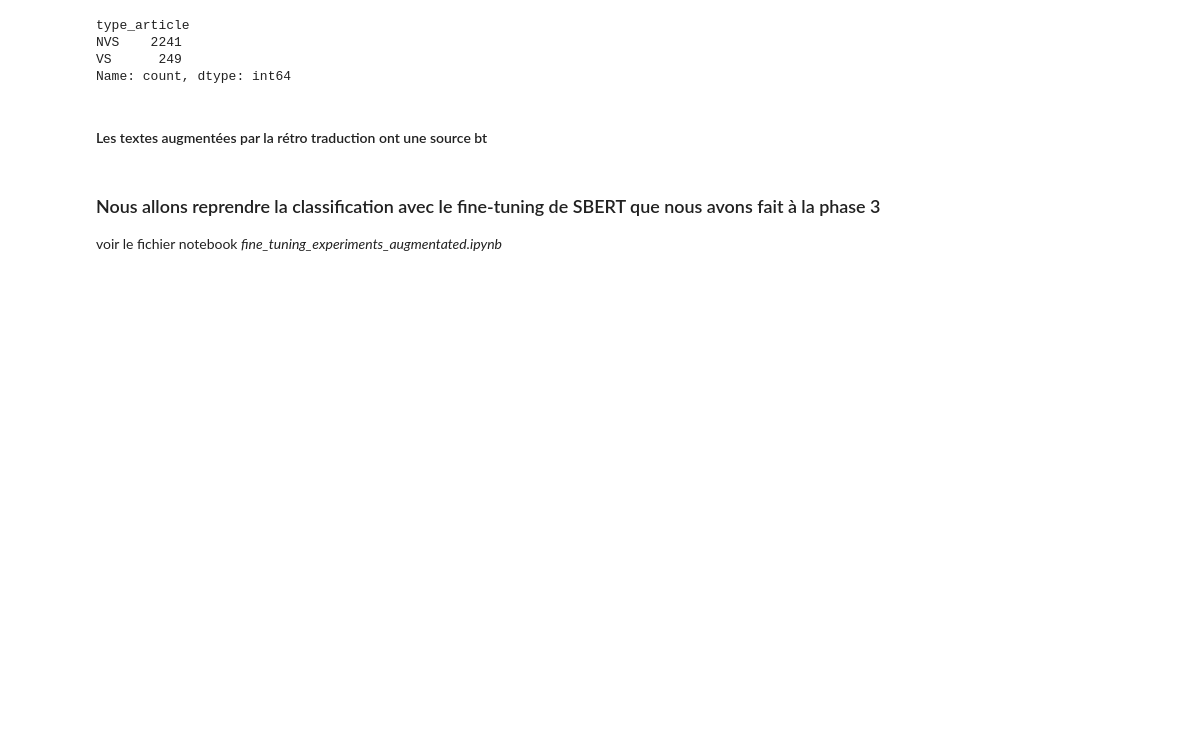
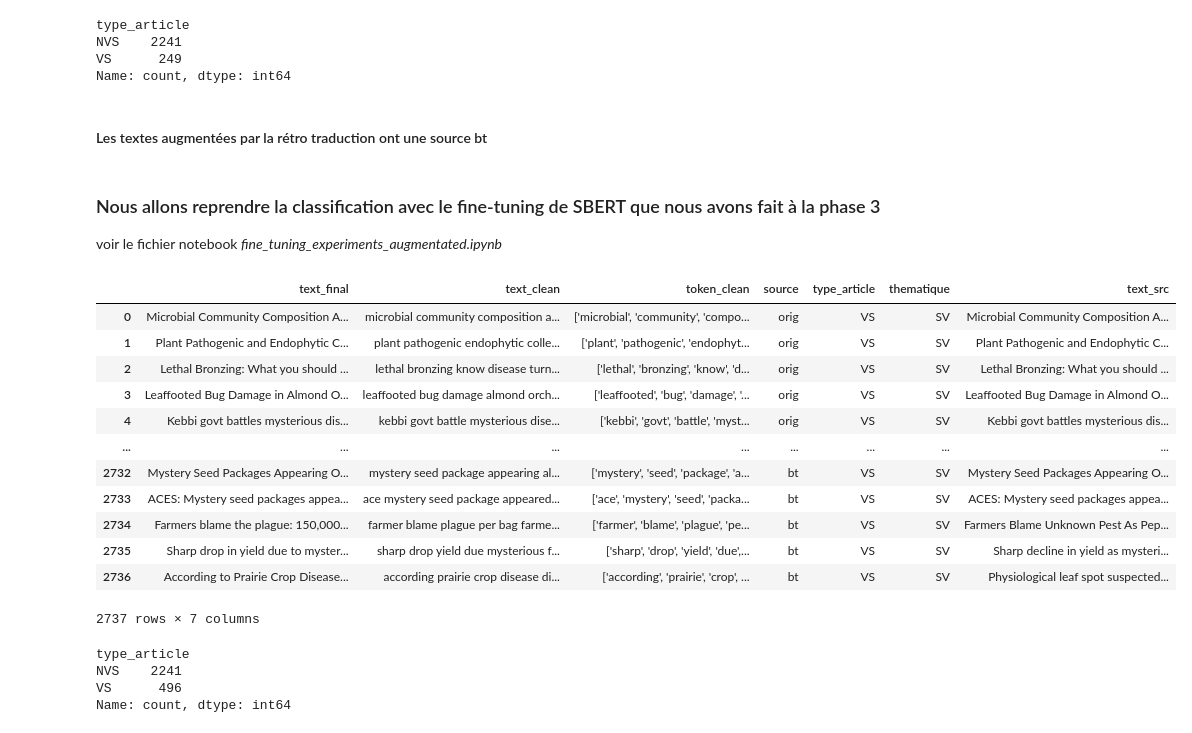
Before and after one commit to rosalie0309/Projet_SURSY, a Jupyter notebook: Phase3/experimentations.ipynb, the cells around one changed output. Drawn from its saved outputs; the diff is of its cells as text; code cells hidden in the pictures; blank space fills up the shorter version.

Commit message:
commentaire sur fine-tuning avec data augmented bt

```diff
--- a/Phase3/experimentations.ipynb
+++ b/Phase3/experimentations.ipynb
@@ -467,4 +467,28 @@ train_data.to_csv("./data/data_augmented_back_traduction.csv", index= False)
 
 voir le fichier notebook *fine_tuning_experiments_augmentated.ipynb*
 # %%
-data = pd.read_csv("./data/data_augmented_back_traduction.csv")
+import pandas as pd
+data = pd.read_csv("./data/data_augmented_back_translation.csv")
+# %%
+data
+# %% [output]
+|  | text_final | text_clean | token_clean | source | type_article | thematique | text_src |
+| 0 | Microbial Community Composition A... | microbial community composition a... | ['microbial', 'community', 'compo... | orig | VS | SV | Microbial Community Composition A... |
+| 1 | Plant Pathogenic and Endophytic C... | plant pathogenic endophytic colle... | ['plant', 'pathogenic', 'endophyt... | orig | VS | SV | Plant Pathogenic and Endophytic C... |
+| 2 | Lethal Bronzing: What you should ... | lethal bronzing know disease turn... | ['lethal', 'bronzing', 'know', 'd... | orig | VS | SV | Lethal Bronzing: What you should ... |
+| 3 | Leaffooted Bug Damage in Almond O... | leaffooted bug damage almond orch... | ['leaffooted', 'bug', 'damage', '... | orig | VS | SV | Leaffooted Bug Damage in Almond O... |
+| 4 | Kebbi govt battles mysterious dis... | kebbi govt battle mysterious dise... | ['kebbi', 'govt', 'battle', 'myst... | orig | VS | SV | Kebbi govt battles mysterious dis... |
+| ... | ... | ... | ... | ... | ... | ... | ... |
+| 2732 | Mystery Seed Packages Appearing O... | mystery seed package appearing al... | ['mystery', 'seed', 'package', 'a... | bt | VS | SV | Mystery Seed Packages Appearing O... |
+| 2733 | ACES: Mystery seed packages appea... | ace mystery seed package appeared... | ['ace', 'mystery', 'seed', 'packa... | bt | VS | SV | ACES: Mystery seed packages appea... |
+| 2734 | Farmers blame the plague: 150,000... | farmer blame plague per bag farme... | ['farmer', 'blame', 'plague', 'pe... | bt | VS | SV | Farmers Blame Unknown Pest As Pep... |
+| 2735 | Sharp drop in yield due to myster... | sharp drop yield due mysterious f... | ['sharp', 'drop', 'yield', 'due',... | bt | VS | SV | Sharp decline in yield as mysteri... |
+| 2736 | According to Prairie Crop Disease... | according prairie crop disease di... | ['according', 'prairie', 'crop', ... | bt | VS | SV | Physiological leaf spot suspected... |
+2737 rows × 7 columns
+# %%
+data["type_article"].value_counts()
+# %% [output]
+type_article
+NVS    2241
+VS      496
+Name: count, dtype: int64
```
Also changed, not shown: parts of 1 cell of this notebook, 1 other file.
